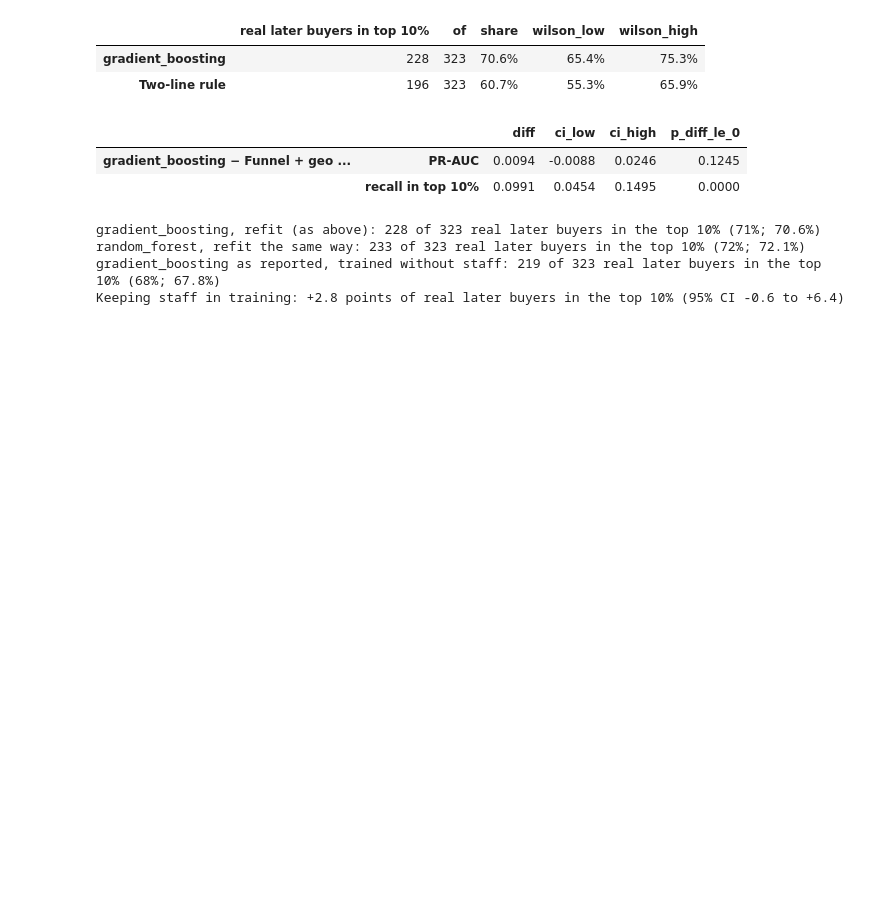
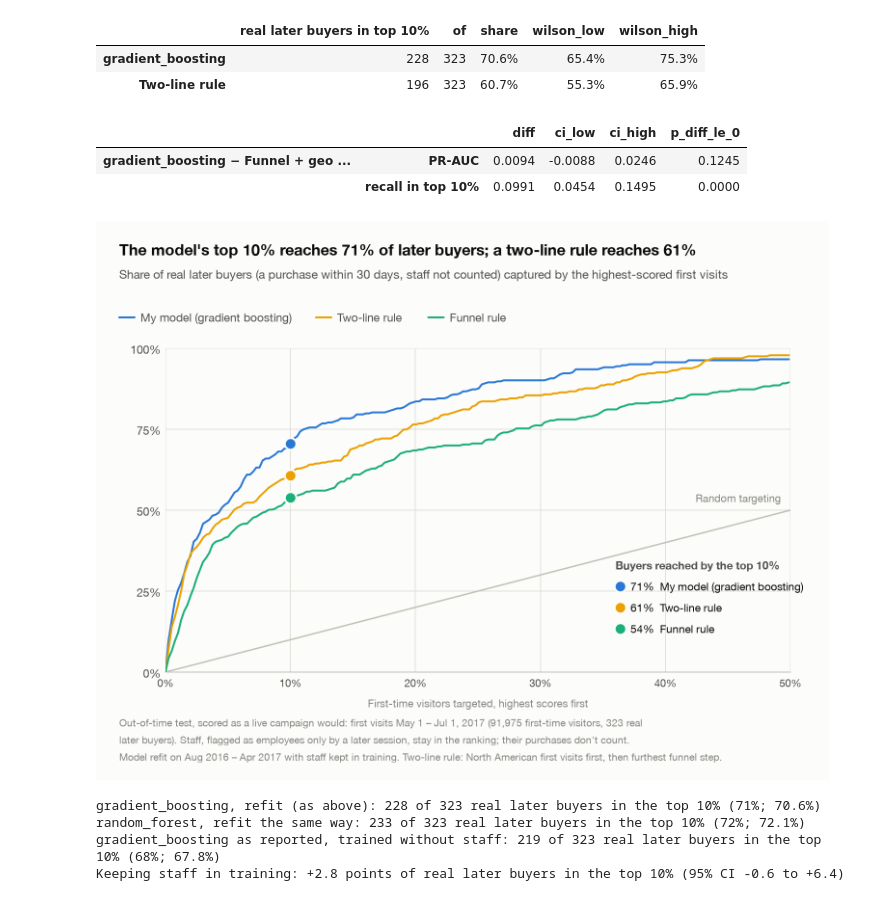
Before and after one commit to Pann13223029/merch-store-marketing-case-study, a Jupyter notebook: notebooks/04_analyze_remarketing.ipynb, the cells around one changed output. Saved outputs shown, nothing was run; the diff lists cells and outputs as text; code cells hidden in the pictures; blank space fills up the shorter version.

```diff
--- a/notebooks/04_analyze_remarketing.ipynb
+++ b/notebooks/04_analyze_remarketing.ipynb
@@ -753,6 +702,61 @@ pd.DataFrame({(f"{chosen} − Funnel + geo rule", metric_name): bootstrap_metric
 |  |  | diff | ci_low | ci_high | p_diff_le_0 |
 | gradient_boosting − Funnel + geo ... | PR-AUC | 0.0094 | -0.0088 | 0.0246 | 0.1245 |
 |  | recall in top 10% | 0.0991 | 0.0454 | 0.1495 | 0.0000 |
+# %%
+# The gains chart on the population a live campaign would score: the refit model and the two no-model rules, against
+# real later buyers (staff purchases not counted). Drawn here in viz.gains_chart's style, with the key in the empty
+# corner under the random-targeting line.
+gains_scores = {chosen: s_live, "Two-line rule": geo_live, "Funnel rule": funnel_rule_score(test_live)}
+labels = {chosen: f"My model ({chosen.replace('_', ' ')})", "Two-line rule": "Two-line rule",
+          "Funnel rule": "Funnel rule"}
+colors = {chosen: viz.SERIES_1, "Two-line rule": "#eda100", "Funnel rule": "#1baf7a"}   # same colors as before
+reach = {k: top_share_recall(y_real, gains_scores[k], 0.10) for k in labels}
+assert top_share_count(y_real, gains_scores["Two-line rule"], 0.10) == claim["Two-line rule"]["real later buyers in top 10%"]
+
+viz.apply_style()
+fig, ax = viz.figure(760, 580, plot_box=(72, 132, 40, 112))
+ax.set_xlim(0, 0.5)
+ax.set_ylim(0, 1)
+ax.set_xticks(np.linspace(0, 0.5, 6), [f"{t:.0%}" for t in np.linspace(0, 0.5, 6)])
+ax.set_yticks([0, 0.25, 0.5, 0.75, 1.0], ["0%", "25%", "50%", "75%", "100%"])
+ax.grid(axis="both", zorder=0)
+ax.spines["left"].set_visible(False)
+ax.spines["bottom"].set_color(viz.AXIS)
+ax.set_xlabel("First-time visitors targeted, highest scores first", fontsize=viz.px(11), color=viz.MUTED, labelpad=6)
+ax.plot([0, 0.5], [0, 0.5], color=viz.AXIS, lw=viz.px(1.5), zorder=2)
+ax.text(0.4925, 0.5175, "Random targeting", ha="right", va="bottom", fontsize=viz.px(11), color=viz.MUTED)
+ax.axvline(0.10, color=viz.AXIS, lw=viz.px(1), zorder=1)
+for k in labels:
+    share, captured = viz.cumulative_gains(y_real, gains_scores[k])
+    ax.plot(share[share <= 0.5], captured[share <= 0.5], color=colors[k], lw=viz.px(2), solid_joinstyle="round",
+            solid_capstyle="round", zorder=3)
+    viz.dot(ax, 0.10, reach[k], colors[k], diameter_px=8)
+kx, ky, row = 0.36, 0.33, 22 / 336   # value key: one row per 22 px of the 336-px-tall plot
+ax.text(kx, ky, "Buyers reached by the top 10%", ha="left", va="center", fontsize=viz.px(11.5), color=viz.INK_2,
+        fontweight="bold")
+for i, k in enumerate(sorted(labels, key=lambda k: -reach[k]), start=1):
+    viz.dot(ax, kx + 0.004, ky - i * row, colors[k], diameter_px=8)
+    ax.text(kx + 0.012, ky - i * row, f"{reach[k]:.0%}  {labels[k]}", ha="left", va="center", fontsize=viz.px(11.5),
+            color=viz.INK)
+
+viz.header(fig, f"The model's top 10% reaches {reach[chosen]:.0%} of later buyers; a two-line rule reaches "
+                f"{reach['Two-line rule']:.0%}",
+           "Share of real later buyers (a purchase within 30 days, staff not counted) captured by the highest-scored first visits")
+w, h = fig.get_size_inches() * viz.PX_PER_IN
+lx = 24
+for k in labels:   # legend row under the subtitle
+    fig.add_artist(Line2D([lx / w, (lx + 16) / w], [1 - 100 / h] * 2, color=colors[k], lw=viz.px(2),
+                          transform=fig.transFigure, solid_capstyle="round"))
+    t = fig.text((lx + 22) / w, 1 - 100 / h, labels[k], ha="left", va="center", fontsize=viz.px(12), color=viz.INK_2)
+    fig.canvas.draw()
+    lx += 22 + t.get_window_extent().width / (fig.dpi / viz.PX_PER_IN) + 26
+viz.footnote(fig, f"Out-of-time test, scored as a live campaign would: first visits May 1 – Jul 1, 2017 ({len(test_live):,} "
+                  f"first-time visitors, {n_real} real\nlater buyers). Staff, flagged as employees only by a later session, "
+                  "stay in the ranking; their purchases don't count.\nModel refit on Aug 2016 – Apr 2017 with staff kept "
+                  "in training. Two-line rule: North American first visits first, then furthest funnel step.")
+viz.show_saved(fig, ROOT / "reports/figures/d2_gains_chart.png")
+# %% [output]
+[figure, added]
 # %%
 # Two other models scored on the same visitors: the runner-up family refit the same way, and the as-reported model of
 # section 4, trained without staff
```
Also changed, not shown: parts of 3 cells of this notebook, 4 other files.
